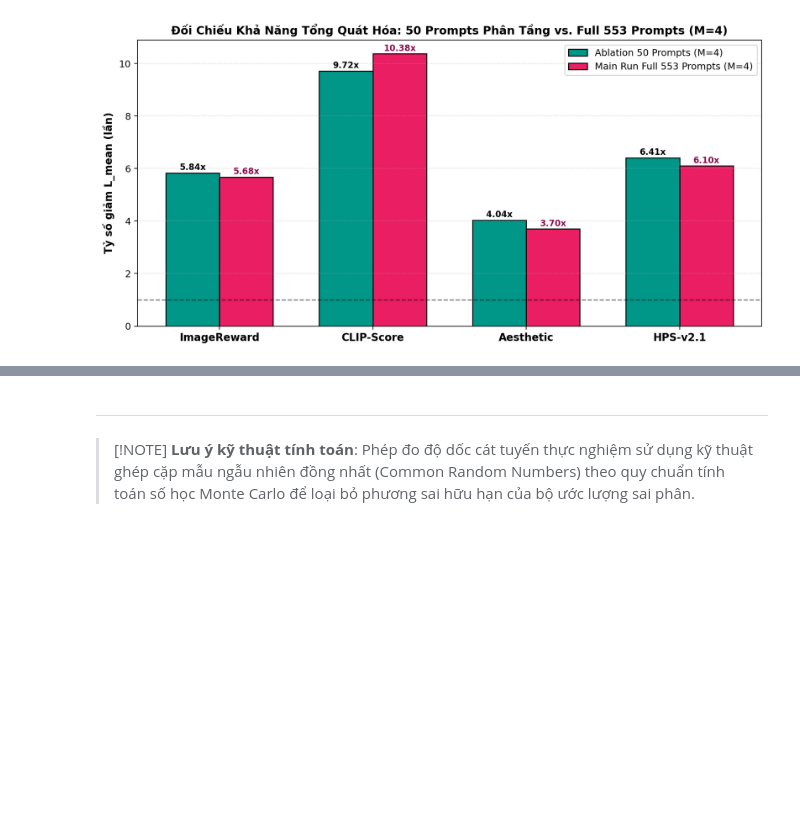
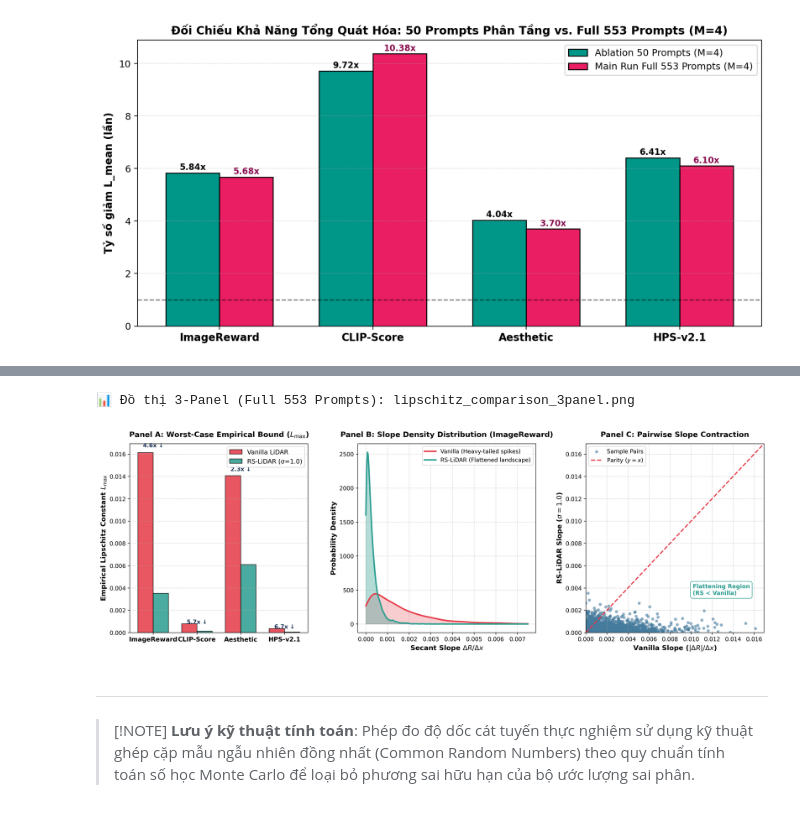
Before and after one commit to leekwanreal/RS-LiDAR, a Jupyter notebook: colab/RS_LiDAR_Lipschitz_M_Ablation_Report.ipynb, the cells around one changed output, grey strips where cells are left out. Drawn from its saved outputs; the diff is of its cells as text; code cells hidden in the pictures; blank space fills up the shorter version.

Commit message:
Update benchmark and ablation results

```diff
--- a/colab/RS_LiDAR_Lipschitz_M_Ablation_Report.ipynb
+++ b/colab/RS_LiDAR_Lipschitz_M_Ablation_Report.ipynb
@@ -369,3 +376,46 @@ else:
+# %%
+# Hiển thị bộ đồ thị 3-Panel chuẩn ấn phẩm khoa học (Full 553 Prompts GenEval Benchmark)
+import os, zipfile, io
+from IPython.display import display, Image
+
+panel3_paths = [
+    "../results/lipschitz_full_M4_crn/kaggle/working/results/lipschitz_empirical/lipschitz_comparison_3panel.png",
+    "results/lipschitz_full_M4_crn/kaggle/working/results/lipschitz_empirical/lipschitz_comparison_3panel.png",
+    "figures/lipschitz_comparison_3panel.png",
+    "../figures/lipschitz_comparison_3panel.png"
+]
+
+img_displayed = False
+for img_path in panel3_paths:
+    if os.path.exists(img_path):
+        print(f"📊 Đồ thị 3-Panel (Full 553 Prompts): {os.path.basename(img_path)}")
+        display(Image(filename=img_path, width=1100))
+        img_displayed = True
+        break
+
+if not img_displayed:
+    zip_paths = [
+        "../zip/results_lipschitz_full_M4_crn.zip",
+        "zip/results_lipschitz_full_M4_crn.zip"
+    ]
+    for zp in zip_paths:
+        if os.path.exists(zp):
+            with zipfile.ZipFile(zp, 'r') as z:
+                for name in z.namelist():
+                    if name.endswith("lipschitz_comparison_3panel.png"):
+                        data = z.read(name)
+                        print(f"📊 Đồ thị 3-Panel trích xuất từ {os.path.basename(zp)}")
+                        display(Image(data=data, width=1100))
+                        img_displayed = True
+                        break
+            if img_displayed:
+                break
+
+if not img_displayed:
+    print("⚠️ Không tìm thấy tệp ảnh 3-Panel.")
+# %% [output]
+📊 Đồ thị 3-Panel (Full 553 Prompts): lipschitz_comparison_3panel.png
+[figure, added]
 # %% [markdown]
 ---
 
```
Also changed, not shown: parts of 1 cell of this notebook, 2 other files.
